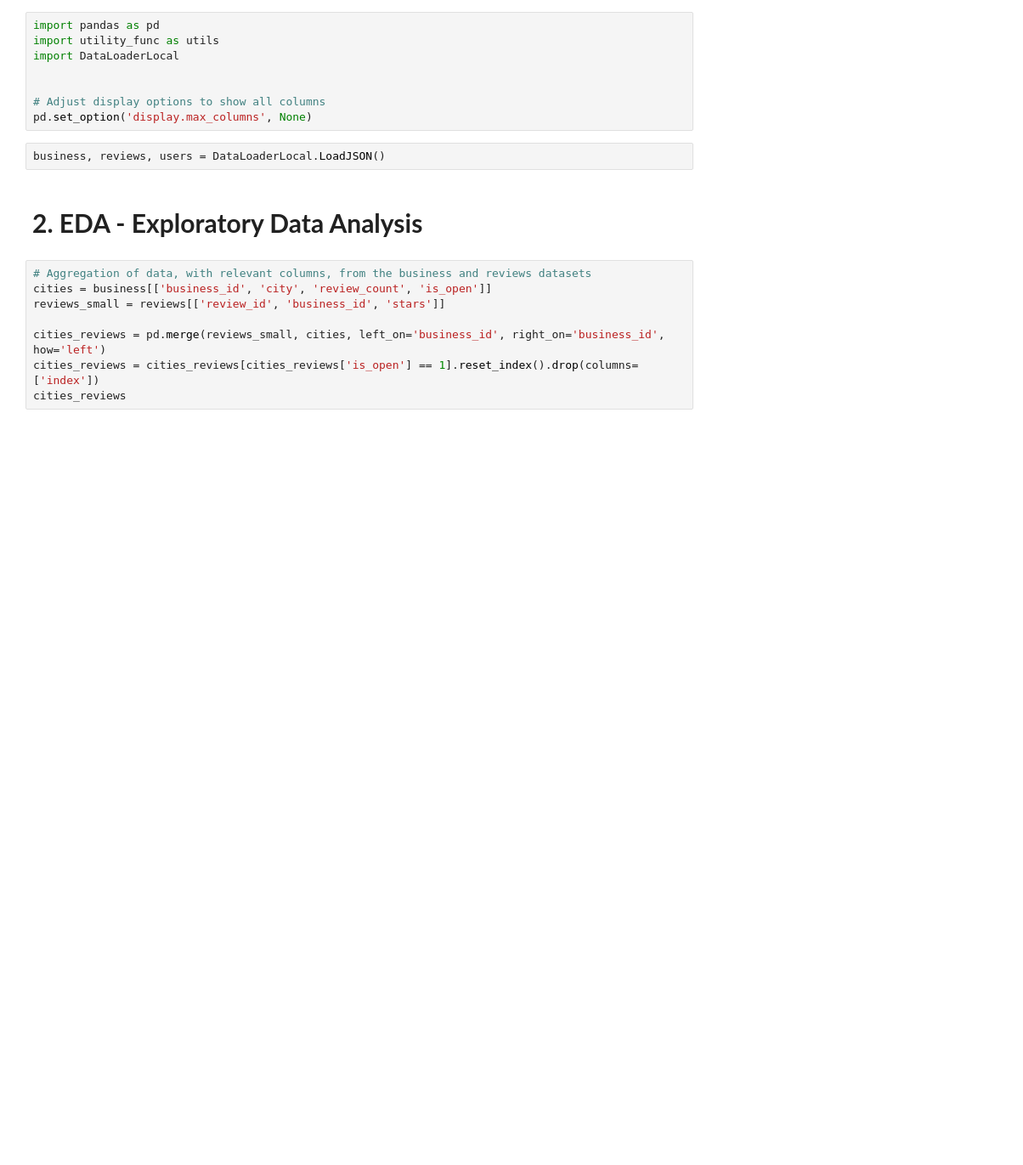
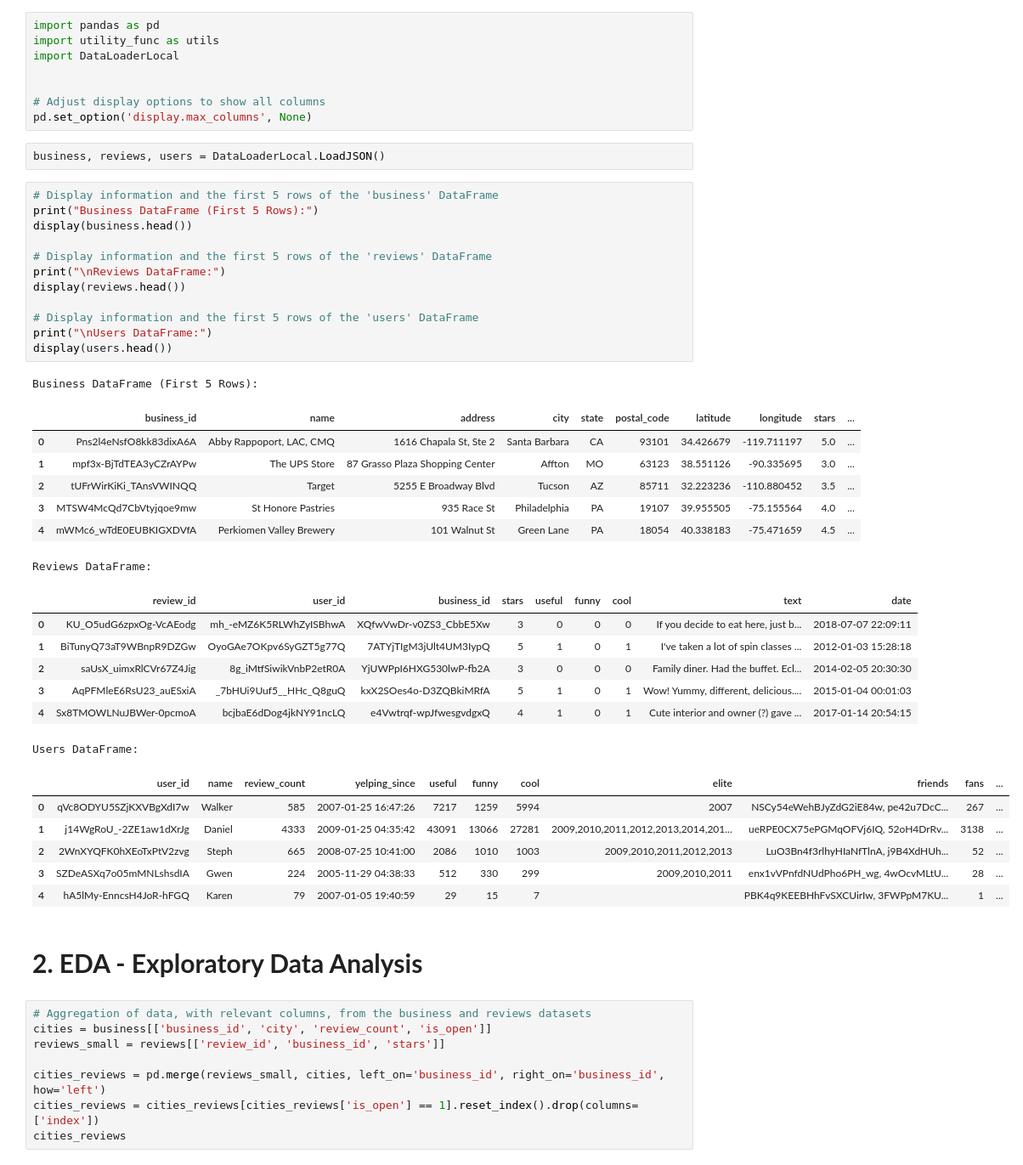
Before and after one commit to PPortela00/Recommendation-System---, a Jupyter notebook: notebook.ipynb, the cells around one changed output. Shown at 85% size. Saved outputs shown, nothing was run; the diff lists cells and outputs as text; blank space fills up the shorter version.

Commit message:
Add an initial visualization of the 3 tables

```diff
--- a/notebook.ipynb
+++ b/notebook.ipynb
@@ -15,6 +15,40 @@ import DataLoaderLocal
 pd.set_option('display.max_columns', None)
 # %%
 business, reviews, users = DataLoaderLocal.LoadJSON()
+# %%
+# Display information and the first 5 rows of the 'business' DataFrame
+print("Business DataFrame (First 5 Rows):")
+display(business.head())
+
+# Display information and the first 5 rows of the 'reviews' DataFrame
+print("\nReviews DataFrame:")
+display(reviews.head())
+
+# Display information and the first 5 rows of the 'users' DataFrame
+print("\nUsers DataFrame:")
+display(users.head())
+# %% [output]
+Business DataFrame (First 5 Rows):
+|  | business_id | name | address | city | state | postal_code | latitude | longitude | stars | ... |
+| 0 | Pns2l4eNsfO8kk83dixA6A | Abby Rappoport, LAC, CMQ | 1616 Chapala St, Ste 2 | Santa Barbara | CA | 93101 | 34.426679 | -119.711197 | 5.0 | ... |
+| 1 | mpf3x-BjTdTEA3yCZrAYPw | The UPS Store | 87 Grasso Plaza Shopping Center | Affton | MO | 63123 | 38.551126 | -90.335695 | 3.0 | ... |
+| 2 | tUFrWirKiKi_TAnsVWINQQ | Target | 5255 E Broadway Blvd | Tucson | AZ | 85711 | 32.223236 | -110.880452 | 3.5 | ... |
+| 3 | MTSW4McQd7CbVtyjqoe9mw | St Honore Pastries | 935 Race St | Philadelphia | PA | 19107 | 39.955505 | -75.155564 | 4.0 | ... |
+| 4 | mWMc6_wTdE0EUBKIGXDVfA | Perkiomen Valley Brewery | 101 Walnut St | Green Lane | PA | 18054 | 40.338183 | -75.471659 | 4.5 | ... |
+Reviews DataFrame:
+|  | review_id | user_id | business_id | stars | useful | funny | cool | text | date |
+| 0 | KU_O5udG6zpxOg-VcAEodg | mh_-eMZ6K5RLWhZyISBhwA | XQfwVwDr-v0ZS3_CbbE5Xw | 3 | 0 | 0 | 0 | If you decide to eat here, just b... | 2018-07-07 22:09:11 |
+| 1 | BiTunyQ73aT9WBnpR9DZGw | OyoGAe7OKpv6SyGZT5g77Q | 7ATYjTIgM3jUlt4UM3IypQ | 5 | 1 | 0 | 1 | I've taken a lot of spin classes ... | 2012-01-03 15:28:18 |
+| 2 | saUsX_uimxRlCVr67Z4Jig | 8g_iMtfSiwikVnbP2etR0A | YjUWPpI6HXG530lwP-fb2A | 3 | 0 | 0 | 0 | Family diner. Had the buffet. Ecl... | 2014-02-05 20:30:30 |
+| 3 | AqPFMleE6RsU23_auESxiA | _7bHUi9Uuf5__HHc_Q8guQ | kxX2SOes4o-D3ZQBkiMRfA | 5 | 1 | 0 | 1 | Wow! Yummy, different, delicious.... | 2015-01-04 00:01:03 |
+| 4 | Sx8TMOWLNuJBWer-0pcmoA | bcjbaE6dDog4jkNY91ncLQ | e4Vwtrqf-wpJfwesgvdgxQ | 4 | 1 | 0 | 1 | Cute interior and owner (?) gave ... | 2017-01-14 20:54:15 |
+Users DataFrame:
+|  | user_id | name | review_count | yelping_since | useful | funny | cool | elite | friends | fans | ... |
+| 0 | qVc8ODYU5SZjKXVBgXdI7w | Walker | 585 | 2007-01-25 16:47:26 | 7217 | 1259 | 5994 | 2007 | NSCy54eWehBJyZdG2iE84w, pe42u7DcC... | 267 | ... |
+| 1 | j14WgRoU_-2ZE1aw1dXrJg | Daniel | 4333 | 2009-01-25 04:35:42 | 43091 | 13066 | 27281 | 2009,2010,2011,2012,2013,2014,201... | ueRPE0CX75ePGMqOFVj6IQ, 52oH4DrRv... | 3138 | ... |
+| 2 | 2WnXYQFK0hXEoTxPtV2zvg | Steph | 665 | 2008-07-25 10:41:00 | 2086 | 1010 | 1003 | 2009,2010,2011,2012,2013 | LuO3Bn4f3rlhyHIaNfTlnA, j9B4XdHUh... | 52 | ... |
+| 3 | SZDeASXq7o05mMNLshsdIA | Gwen | 224 | 2005-11-29 04:38:33 | 512 | 330 | 299 | 2009,2010,2011 | enx1vVPnfdNUdPho6PH_wg, 4wOcvMLtU... | 28 | ... |
+| 4 | hA5lMy-EnncsH4JoR-hFGQ | Karen | 79 | 2007-01-05 19:40:59 | 29 | 15 | 7 |  | PBK4q9KEEBHhFvSXCUirIw, 3FWPpM7KU... | 1 | ... |
 # %% [markdown]
 <h1 style='font-size: 30px; font-weight: bold; margin-bottom: 10px; font-family: 'Formata', serif;'>
         2. EDA - Exploratory Data Analysis</h1>
```
